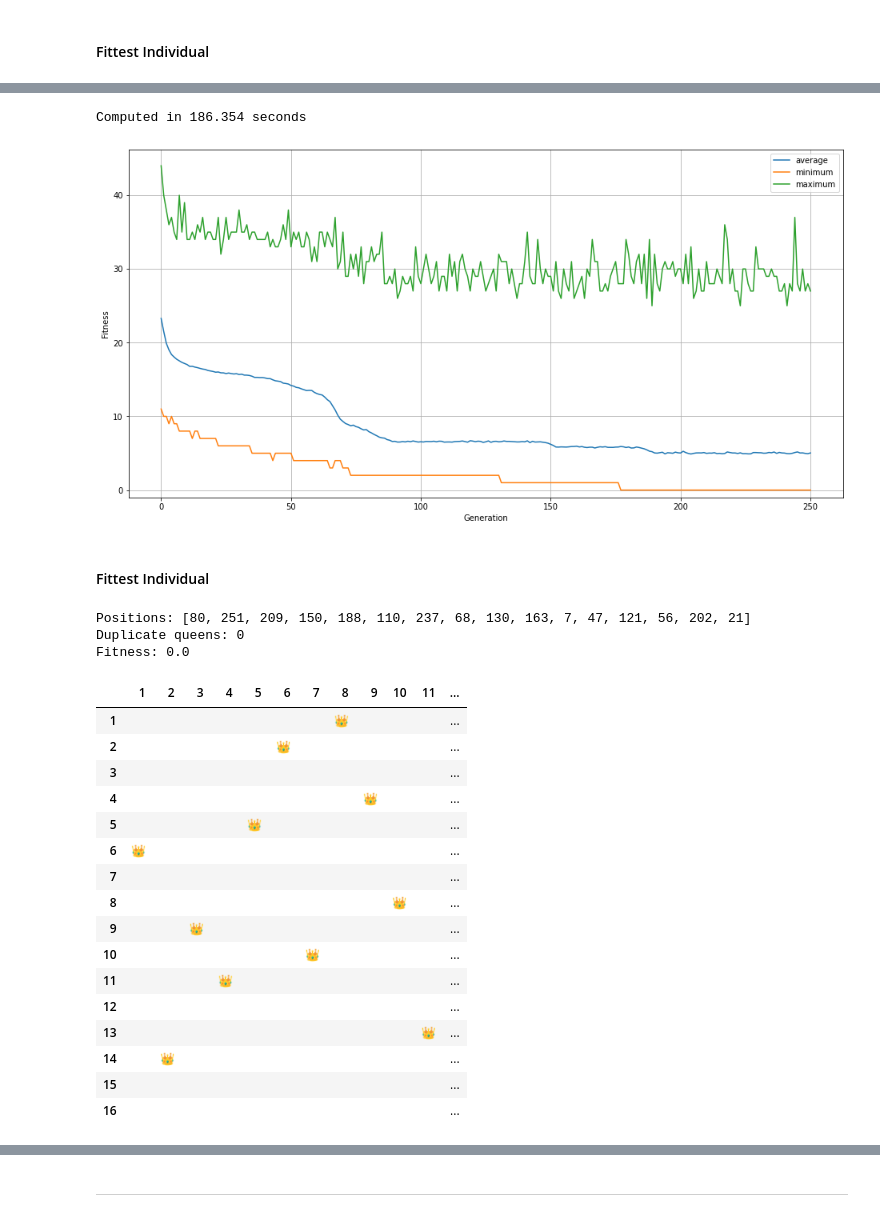
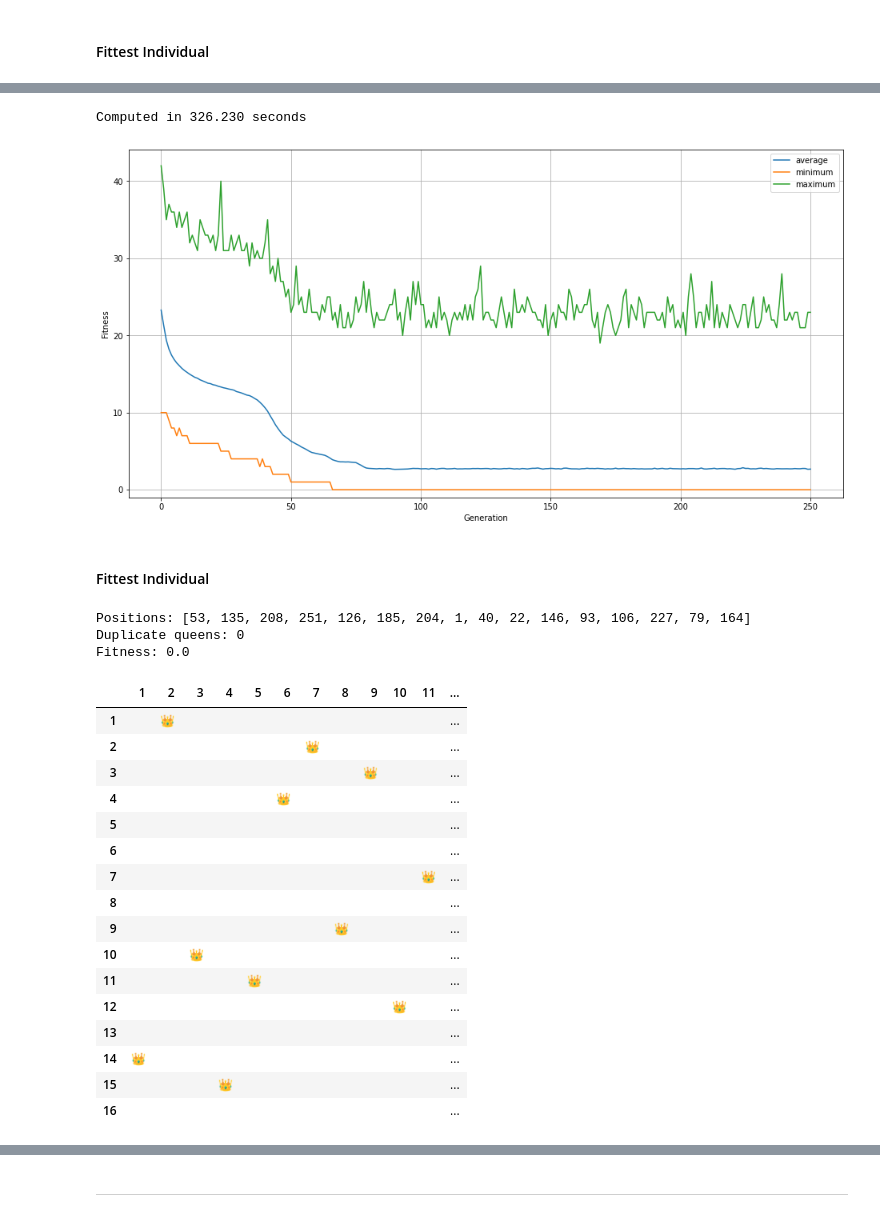
Before and after one commit to concision/n-queens, a Jupyter notebook: notebook.ipynb, the cells around one changed output, grey strips where cells are left out. Drawn from its saved outputs; the diff is of its cells as text; code cells hidden in the pictures.

```diff
--- a/notebook.ipynb
+++ b/notebook.ipynb
@@ -253,18 +286,18 @@ Fitness: 0.0
 # %%
 duration, log, fittest_individual_p16 = evolution(
     individual_generator=lambda: random.choices(range(16**2), k=16),
     fitness_evaluation=evaluate_position_indexed_fitness,
-    population_size=10000,
+    population_size=15000,
     generations=250,
     crossover_rate=.5,
     mutation_rate=.5,
-    mutation_function=(tools.mutUniformInt, {"low": 0, "up": 16**2 - 1, "indpb": .25})
+    mutation_function=(tools.mutUniformInt, {"low": 0, "up": 16**2 - 1, "indpb": 1/8})
 )
 print(f"Computed in {duration:.3f} seconds")
 plot_generations(*log.select("gen", "avg", "min", "max"))
 # %% [output]
-Computed in 186.354 seconds
+Computed in 326.230 seconds
-[figure, old version]
+[figure, new version]
 # %% [markdown]
 #### Fittest Individual
 # %%
@@ -273,23 +306,23 @@ print(f"Duplicate queens: {len(fittest_individual_p16) - len(set(fittest_individ
 print(f"Fitness: {abs(fittest_individual_p16.fitness.values[0])}")
 display_positional_grid(fittest_individual_p16)
 # %% [output]
-Positions: [80, 251, 209, 150, 188, 110, 237, 68, 130, 163, 7, 47, 121, 56, 202, 21]
+Positions: [53, 135, 208, 251, 126, 185, 204, 1, 40, 22, 146, 93, 106, 227, 79, 164]
 Duplicate queens: 0
 Fitness: 0.0
 |  | 1 | 2 | 3 | 4 | 5 | 6 | 7 | 8 | 9 | 10 | 11 | ... |
-| 1 |  |  |  |  |  |  |  | 👑 |  |  |  | ... |
-| 2 |  |  |  |  |  | 👑 |  |  |  |  |  | ... |
-| 3 |  |  |  |  |  |  |  |  |  |  |  | ... |
-| 4 |  |  |  |  |  |  |  |  | 👑 |  |  | ... |
-| 5 |  |  |  |  | 👑 |  |  |  |  |  |  | ... |
-| 6 | 👑 |  |  |  |  |  |  |  |  |  |  | ... |
-| 7 |  |  |  |  |  |  |  |  |  |  |  | ... |
-| 8 |  |  |  |  |  |  |  |  |  | 👑 |  | ... |
-| 9 |  |  | 👑 |  |  |  |  |  |  |  |  | ... |
-| 10 |  |  |  |  |  |  | 👑 |  |  |  |  | ... |
-| 11 |  |  |  | 👑 |  |  |  |  |  |  |  | ... |
-| 12 |  |  |  |  |  |  |  |  |  |  |  | ... |
-| 13 |  |  |  |  |  |  |  |  |  |  | 👑 | ... |
-| 14 |  | 👑 |  |  |  |  |  |  |  |  |  | ... |
-| 15 |  |  |  |  |  |  |  |  |  |  |  | ... |
+| 1 |  | 👑 |  |  |  |  |  |  |  |  |  | ... |
+| 2 |  |  |  |  |  |  | 👑 |  |  |  |  | ... |
+| 3 |  |  |  |  |  |  |  |  | 👑 |  |  | ... |
+| 4 |  |  |  |  |  | 👑 |  |  |  |  |  | ... |
+| 5 |  |  |  |  |  |  |  |  |  |  |  | ... |
+| 6 |  |  |  |  |  |  |  |  |  |  |  | ... |
+| 7 |  |  |  |  |  |  |  |  |  |  | 👑 | ... |
+| 8 |  |  |  |  |  |  |  |  |  |  |  | ... |
+| 9 |  |  |  |  |  |  |  | 👑 |  |  |  | ... |
+| 10 |  |  | 👑 |  |  |  |  |  |  |  |  | ... |
+| 11 |  |  |  |  | 👑 |  |  |  |  |  |  | ... |
+| 12 |  |  |  |  |  |  |  |  |  | 👑 |  | ... |
+| 13 |  |  |  |  |  |  |  |  |  |  |  | ... |
+| 14 | 👑 |  |  |  |  |  |  |  |  |  |  | ... |
+| 15 |  |  |  | 👑 |  |  |  |  |  |  |  | ... |
 | 16 |  |  |  |  |  |  |  |  |  |  |  | ... |
```
Also changed, not shown: parts of 72 cells of this notebook.
